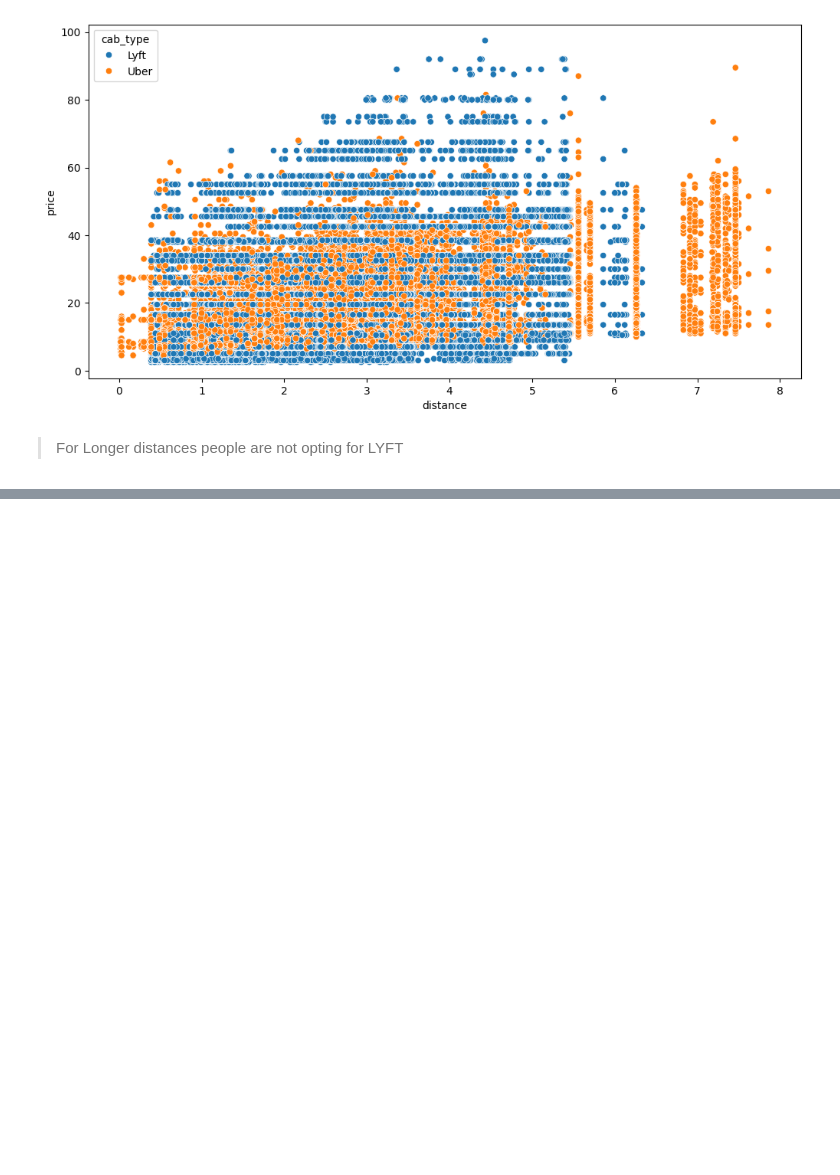
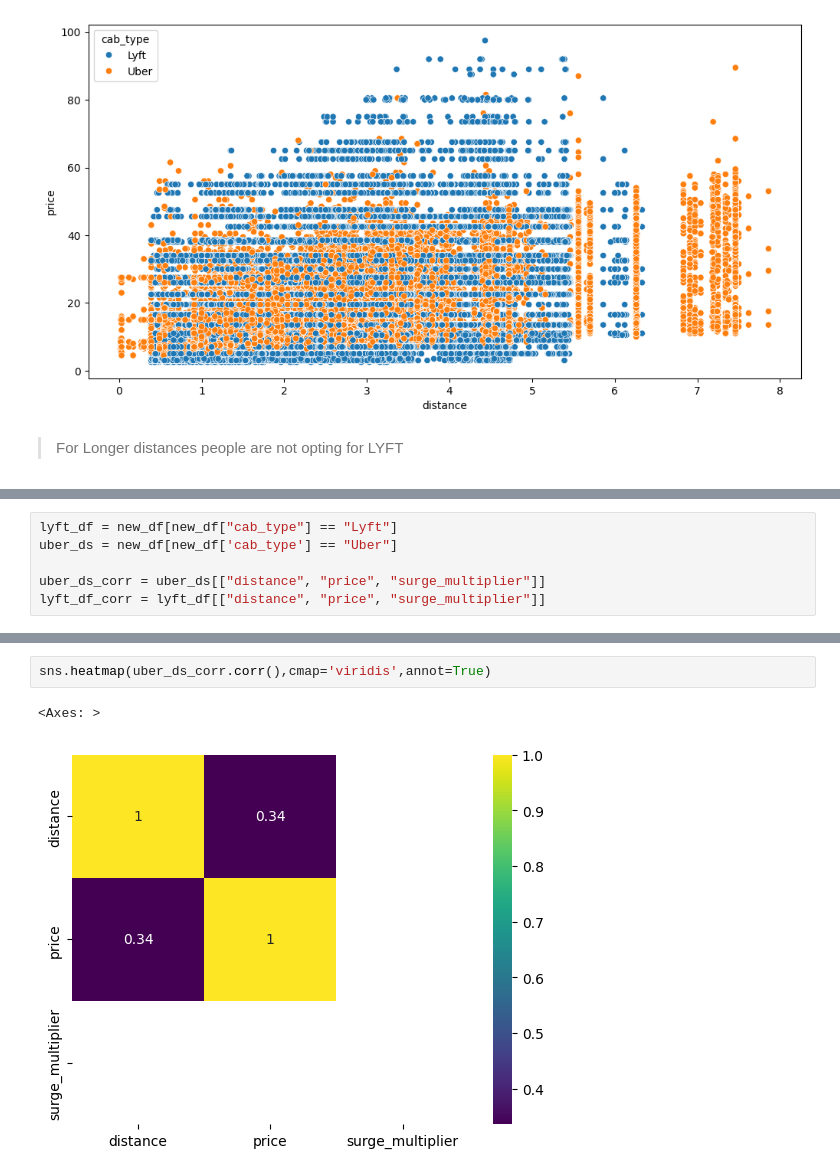
Before and after one commit to mkr9395/nyc-taxi-fare-prediction, a Jupyter notebook: notebooks/data_cleaning.ipynb, the cells around one changed output, grey strips where cells are left out. Drawn from its saved outputs; the diff is of its cells as text; blank space fills up the shorter version.

```diff
--- a/notebooks/data_cleaning.ipynb
+++ b/notebooks/data_cleaning.ipynb
@@ -867,0 +875,6 @@ sns.scatterplot(data=new_df,x = 'distance',y='price',hue='cab_type')
+# %%
+lyft_df = new_df[new_df["cab_type"] == "Lyft"]
+uber_ds = new_df[new_df['cab_type'] == "Uber"]
+
+uber_ds_corr = uber_ds[["distance", "price", "surge_multiplier"]]
+lyft_df_corr = lyft_df[["distance", "price", "surge_multiplier"]]
@@ -867,0 +896,5 @@ sns.scatterplot(data=new_df,x = 'distance',y='price',hue='cab_type')
+# %%
+sns.heatmap(uber_ds_corr.corr(),cmap='viridis',annot=True)
+# %% [output]
+<Axes: >
+[figure, added]
```
Also changed, not shown: parts of 23 cells of this notebook.
